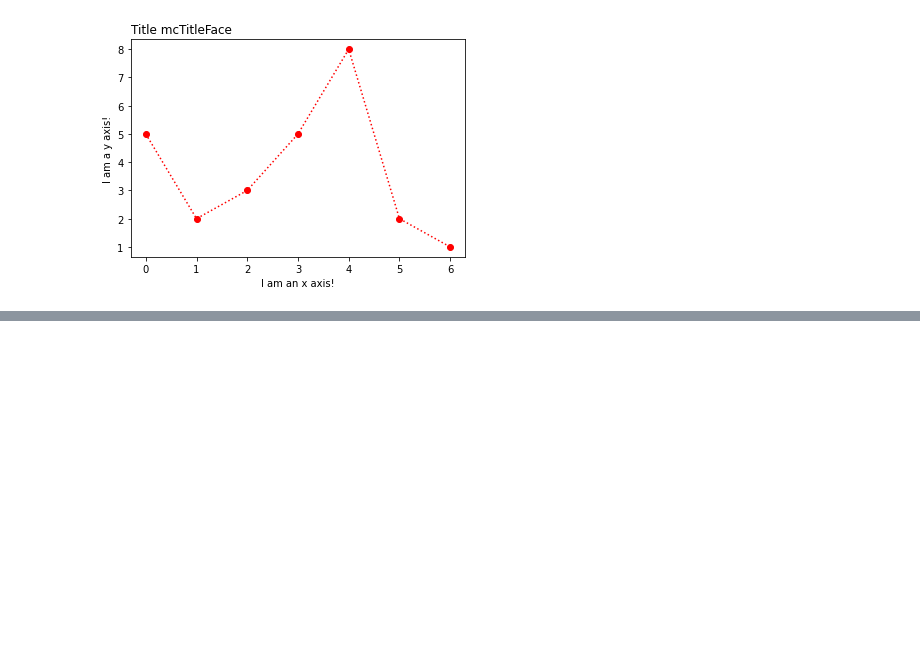
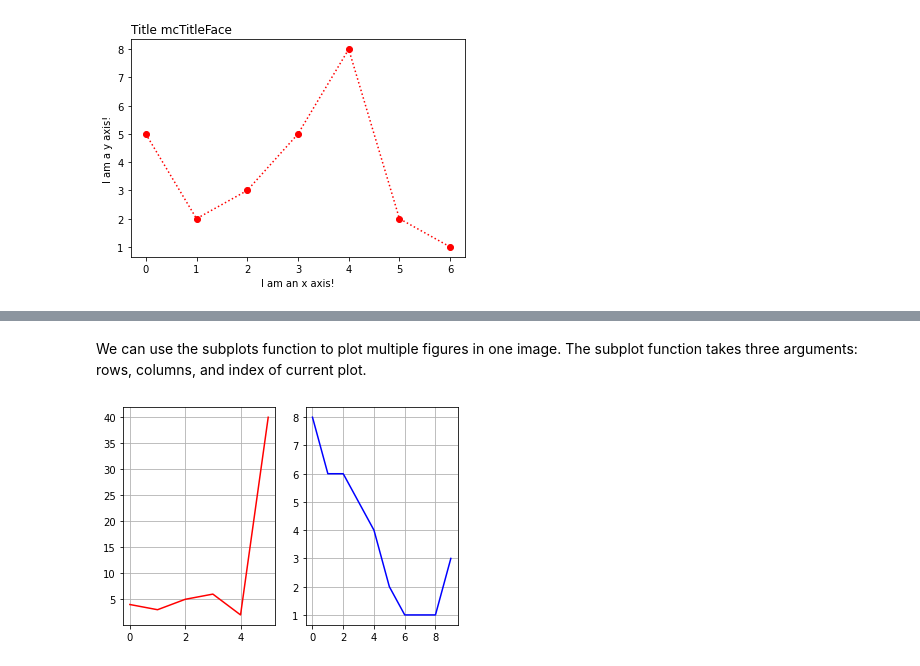
Before and after one commit to NoaMills/Study-Notes, a Jupyter notebook: Matplotlib.ipynb, the cells around one changed output, grey strips where cells are left out. Cells and saved outputs as stored; diff of their text form; code cells hidden in the pictures; blank space fills up the shorter version.

```diff
--- a/Matplotlib.ipynb
+++ b/Matplotlib.ipynb
@@ -186,0 +217,15 @@ plt.show()
+# %% [markdown]
+We can use the subplots function to plot multiple figures in one image. The subplot function takes three arguments: rows, columns, and index of current plot.
+# %%
+y1=np.array([4,3,5,6,2,40])
+y2=np.array([8,6,6,5,4,2,1,1,1,3])
+
+plt.subplot(1,2,1)
+plt.plot(y1, c="r")
+plt.grid()
+plt.subplot(1,2,2)
+plt.plot(y2, c="b")
+plt.grid()
+plt.show()
+# %% [output]
+[figure, added]
```
Also changed, not shown: parts of 23 cells of this notebook.
